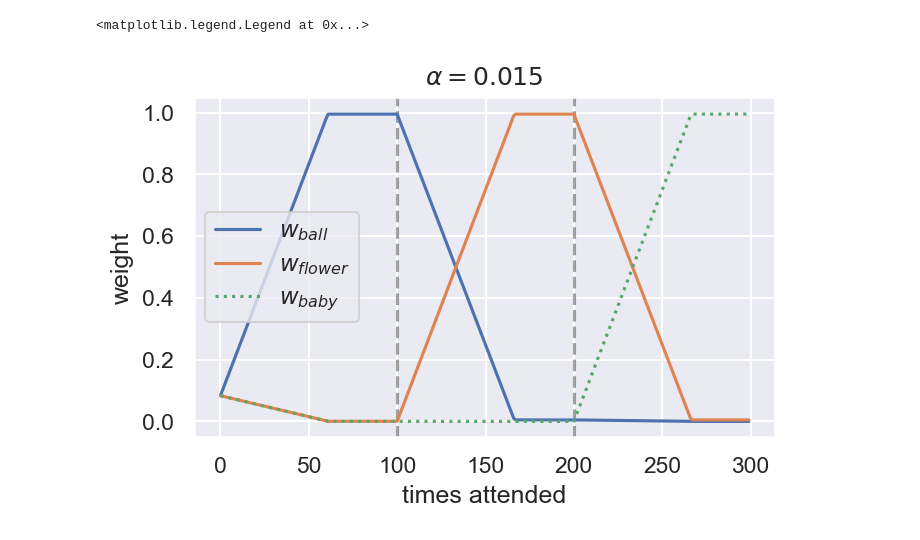
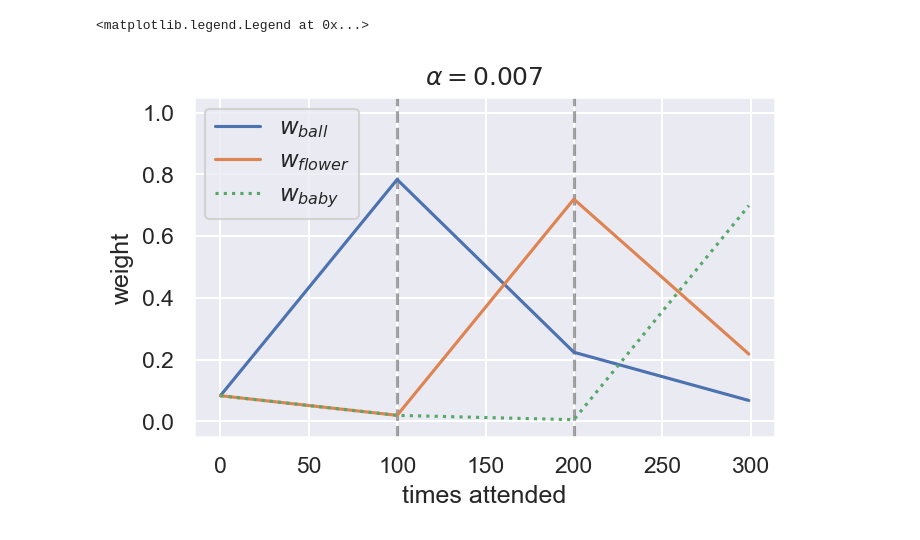
Before and after one commit to terrykwon/captivate_visualization, a Jupyter notebook: visualization.ipynb, the cells around one changed output. Drawn from its saved outputs; the diff is of its cells as text; code cells hidden in the pictures.

```diff
--- a/visualization.ipynb
+++ b/visualization.ipynb
@@ -12,7 +12,7 @@ app_state = State()
 w_ball = []
 w_flower = []
 w_baby = []
-ALPHA = 0.015
+ALPHA = 0.007
 
 for i in range(300):
     context = app_state.context
@@ -20,31 +20,31 @@ for i in range(300):
     ball = next((x for x in toys if x.name == '공'), None)
     w_ball.append(ball.weight)
 
     flower = next((x for x in toys if x.name == '꽃'), None)
     w_flower.append(flower.weight)
 
     baby = next((x for x in toys if x.name == '아기'), None)
     w_baby.append(baby.weight)
 
     if i < 100:
         context.on_visual_attention_3('공', alpha=ALPHA)
     elif i < 200:
         context.on_visual_attention_3('꽃', alpha=ALPHA)
     elif i < 300:
         context.on_visual_attention_3('아기', alpha=ALPHA)
 
 plt.figure(figsize=(5,3), dpi=150, facecolor='white')
 plt.title(f'$\\alpha={ALPHA}$')
 plt.ylim(-0.05, 1.05)
 plt.xlabel('times attended')
 plt.ylabel('weight')
 plt.axvline(x=100, color='k', linestyle='--', alpha=0.4)
 plt.axvline(x=200, color='k', linestyle='--', alpha=0.4)
 
 plt.plot(w_ball, label='$w_{ball}$')
 plt.plot(w_flower, label='$w_{flower}$')
 plt.plot(w_baby, label='$w_{baby}$', linestyle='dotted')
 plt.legend()
 # %% [output]
 <matplotlib.legend.Legend at 0x...>
-[figure, old version]
+[figure, new version]
```
Also changed, not shown: 2 other files.
